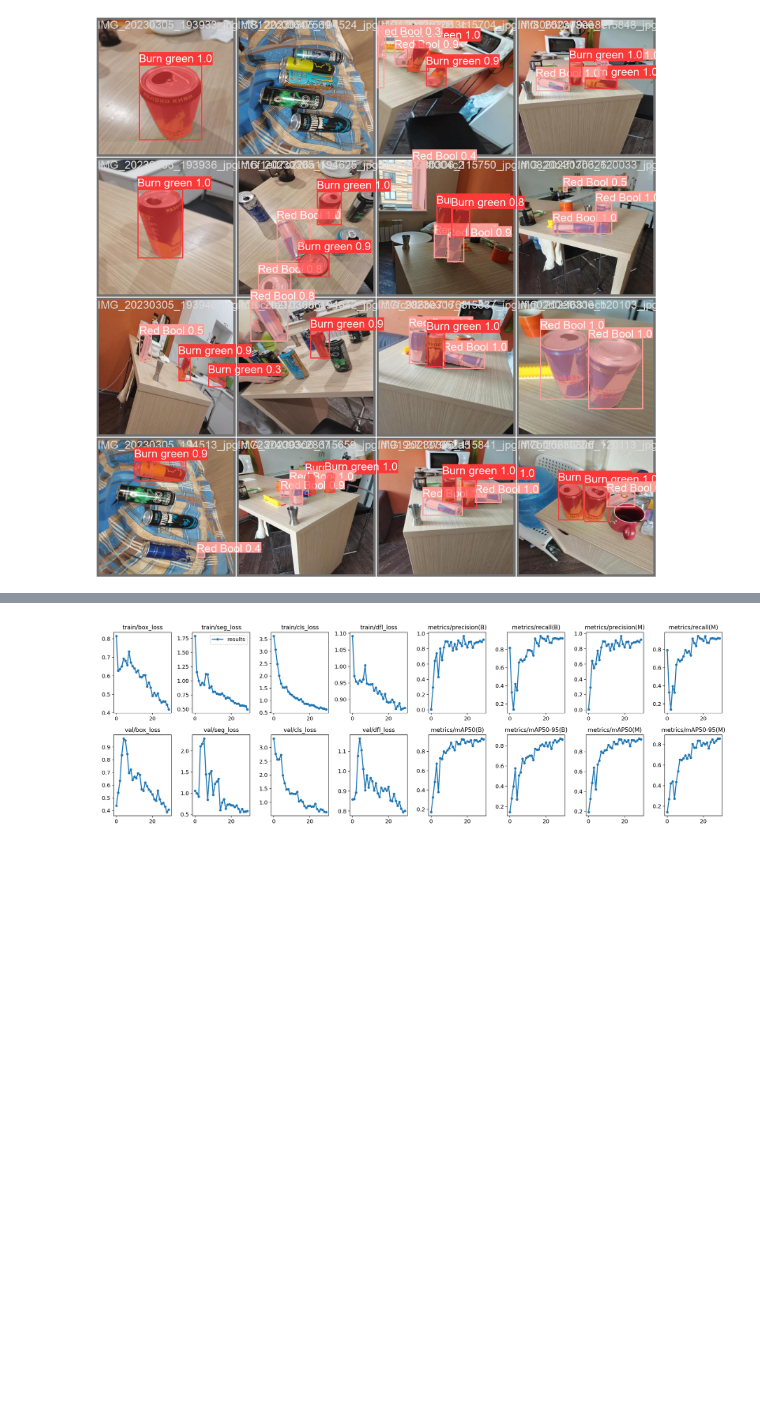
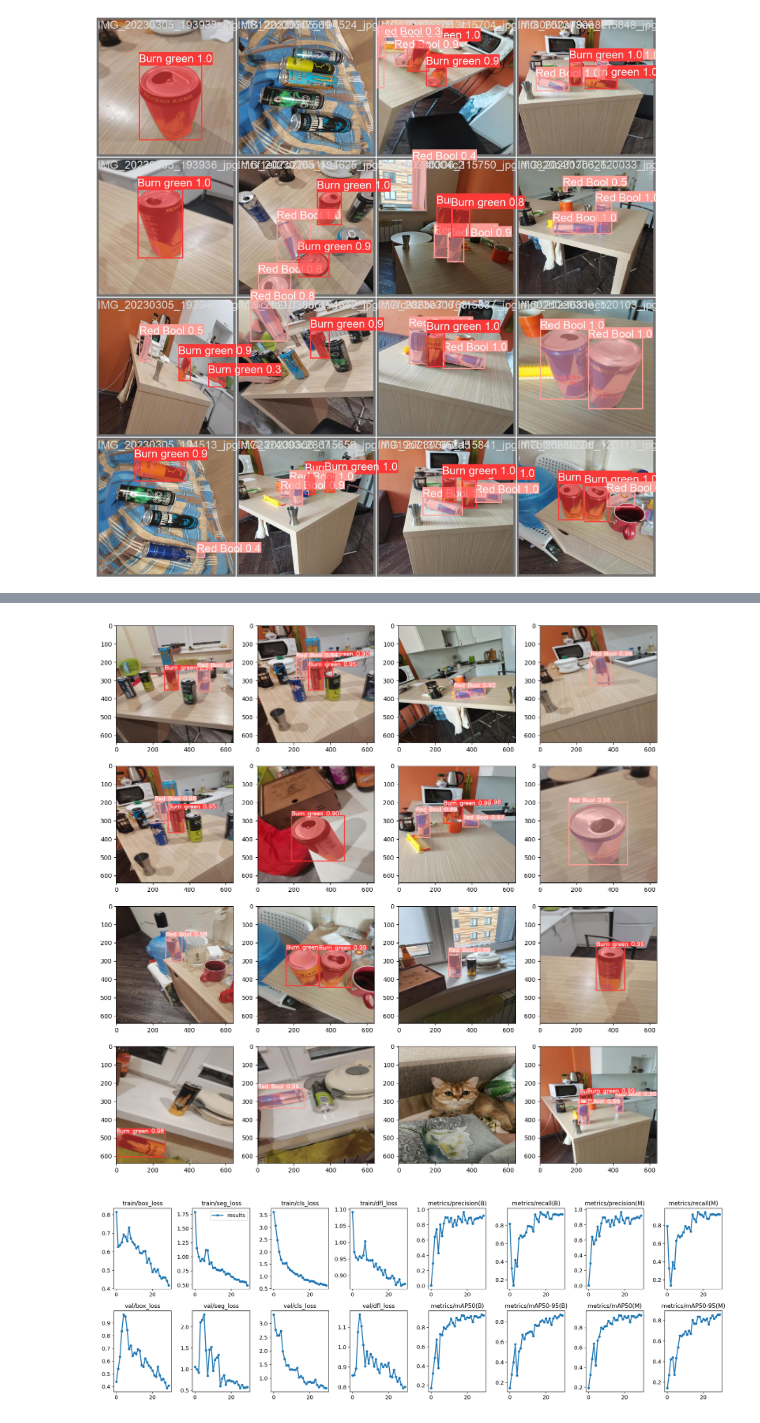
Before and after one commit to naryst/EnergyDrinks_segmentation, a Jupyter notebook: YOLO_segmentation.ipynb, the cells around one changed output, grey strips where cells are left out. Cells and saved outputs as stored; diff of their text form; code cells hidden in the pictures; blank space fills up the shorter version.

Commit message:
yolo test inference adding

```diff
--- a/YOLO_segmentation.ipynb
+++ b/YOLO_segmentation.ipynb
@@ -76,7 +76,10 @@ Results saved to runs/segment/predict2
 # %%
 import glob
 from IPython.display import Image, display
+import matplotlib.image as mpimg
 
-for image_path in glob.glob(f'{HOME}/runs/segment/predict2/*.jpg'):
-      display(Image(filename=image_path, width=600))
-      print("\n")
+test_images = []
+
+for image_path in glob.glob(f'{HOME}/runs/segment/predict/*.jpg'):
+    image = mpimg.imread(image_path) # images are color images
+    test_images.append(image)
@@ -97,3 +86,16 @@ for image_path in glob.glob(f'{HOME}/runs/segment/predict2/*.jpg'):
+# %%
+import matplotlib.pyplot as plt
+
+figsize = [16,16]
+fig, ax = plt.subplots(nrows=4, ncols=4, figsize=figsize)
+
+for i, axi in enumerate(ax.flat):
+    img = test_images[i]
+    axi.imshow(img)
+
+plt.show()
+# %% [output]
+[figure, added]
 # %%
 Image('/content/runs/segment/train/results.png')
 # %% [output]
```
Also changed, not shown: parts of 3 cells of this notebook.
